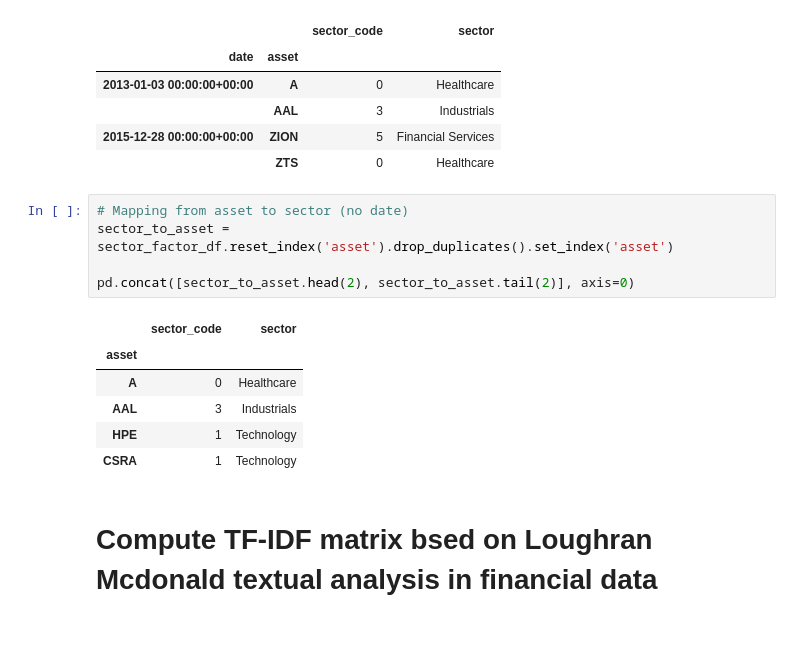
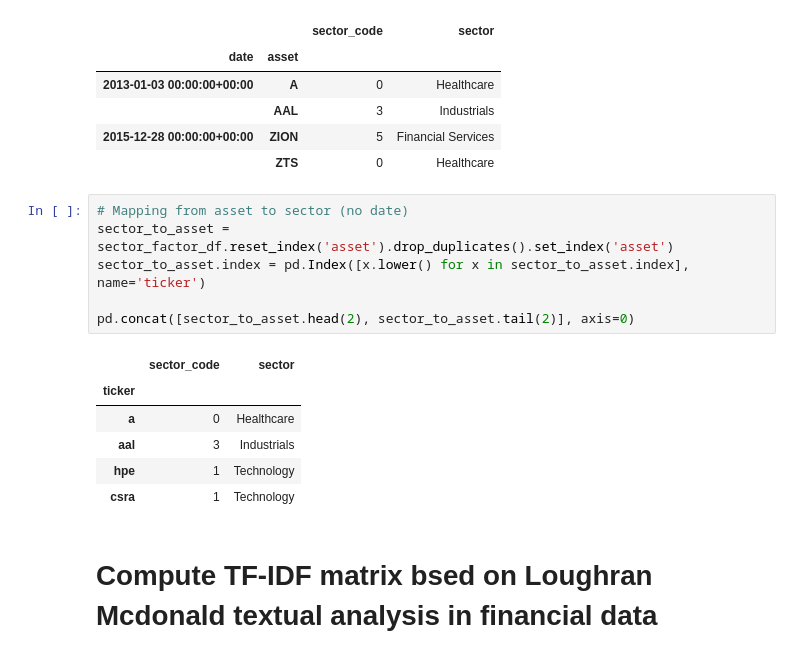
Before and after one commit to manualrg/dslab-ai-for-trading, a Jupyter notebook: notebooks/05_nlp_quant/03_10ksent_mlsent.ipynb, the cells around one changed output. Saved outputs shown, nothing was run; the diff lists cells and outputs as text.

```diff
--- a/notebooks/05_nlp_quant/03_10ksent_mlsent.ipynb
+++ b/notebooks/05_nlp_quant/03_10ksent_mlsent.ipynb
@@ -147,15 +147,16 @@ pd.concat([sector_factor_df.head(2), sector_factor_df.tail(2)], axis=0)
 # %%
 # Mapping from asset to sector (no date)
 sector_to_asset = sector_factor_df.reset_index('asset').drop_duplicates().set_index('asset')
+sector_to_asset.index = pd.Index([x.lower() for x in sector_to_asset.index], name='ticker')
 
 pd.concat([sector_to_asset.head(2), sector_to_asset.tail(2)], axis=0)
 # %% [output]
 |  | sector_code | sector |
-| asset |  |  |
-| A | 0 | Healthcare |
-| AAL | 3 | Industrials |
-| HPE | 1 | Technology |
-| CSRA | 1 | Technology |
+| ticker |  |  |
+| a | 0 | Healthcare |
+| aal | 3 | Industrials |
+| hpe | 1 | Technology |
+| csra | 1 | Technology |
 # %% [markdown]
 # Compute TF-IDF matrix bsed on Loughran Mcdonald textual analysis in financial data
 # %%
```
Also changed, not shown: parts of 21 cells of this notebook, 2 other files.
